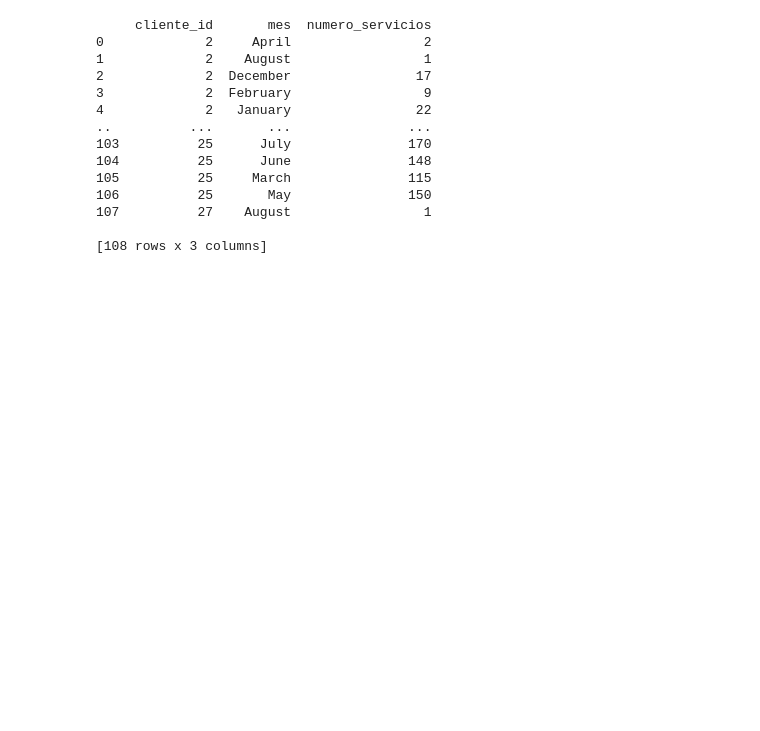
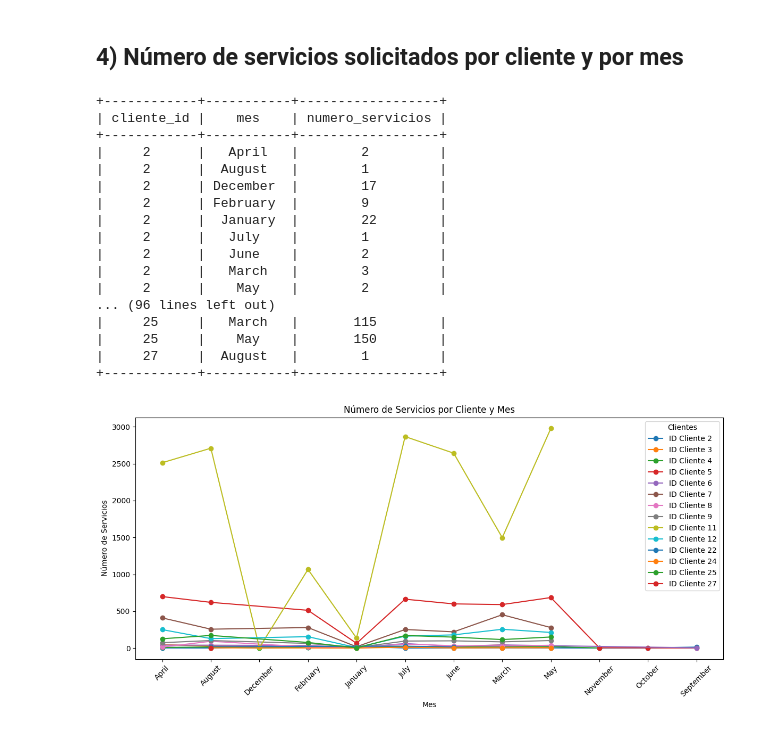
Before and after one commit to FalaisePocket/ETL-Entrega2, a Jupyter notebook: preguntas.ipynb, the cells around one changed output. Cells and saved outputs as stored; diff of their text form; code cells hidden in the pictures; blank space fills up the shorter version.

```diff
--- a/preguntas.ipynb
+++ b/preguntas.ipynb
@@ -105,36 +217,64 @@ print(servicios_por_hora)
+# %% [markdown]
+## 4) Número de servicios solicitados por cliente y por mes
 # %%
+import pandas as pd
+import matplotlib.pyplot as plt
+from tabulate import tabulate
+from config import connect_databases
+
+# Conectar a la base de datos
+db_op, db_etl = connect_databases()
+
 # Extraer datos de la tabla clientes_usuarioaquitoy
 query = """
     SELECT cu.cliente_id, ms.fecha_solicitud
     FROM mensajeria_servicio ms
     JOIN clientes_usuarioaquitoy cu ON ms.usuario_id = cu.id
     WHERE ms.activo = true
 """
 servicios_cliente = pd.read_sql_query(query, db_op)
 
 # Convertir la columna 'fecha_solicitud' a datetime
 servicios_cliente['fecha_solicitud'] = pd.to_datetime(servicios_cliente['fecha_solicitud'], errors='coerce')
 
 # Extraer el mes de la fecha
 servicios_cliente['mes'] = servicios_cliente['fecha_solicitud'].dt.month_name()
 
 # Calcular la cantidad de servicios por cliente y mes
 servicios_por_cliente_mes = servicios_cliente.groupby(['cliente_id', 'mes']).size().reset_index(name='numero_servicios')
 
-# Mostrar el resultado
-print(servicios_por_cliente_mes)
+# Mostrar la tabla con tabulado
+print(tabulate(servicios_por_cliente_mes, headers='keys', tablefmt='pretty', showindex=False))
+
+# Graficar la cantidad de servicios por cliente y mes
+plt.figure(figsize=(12, 6))
+for cliente in servicios_por_cliente_mes['cliente_id'].unique():
+    cliente_data = servicios_por_cliente_mes[servicios_por_cliente_mes['cliente_id'] == cliente]
+    plt.plot(cliente_data['mes'], cliente_data['numero_servicios'], label=f'ID Cliente {cliente}', marker='o')
+
+plt.xlabel('Mes')
+plt.ylabel('Número de Servicios')
+plt.title('Número de Servicios por Cliente y Mes')
+plt.xticks(rotation=45)
+plt.legend(title='Clientes')
+plt.tight_layout()
+plt.show()
 # %% [output]
-     cliente_id       mes  numero_servicios
-0             2     April                 2
-1             2    August                 1
-2             2  December                17
-3             2  February                 9
-4             2   January                22
-..          ...       ...               ...
-103          25      July               170
-104          25      June               148
-105          25     March               115
-106          25       May               150
-107          27    August                 1
-
-[108 rows x 3 columns]
++------------+-----------+------------------+
+| cliente_id |    mes    | numero_servicios |
++------------+-----------+------------------+
+|     2      |   April   |        2         |
+|     2      |  August   |        1         |
+|     2      | December  |        17        |
+|     2      | February  |        9         |
+|     2      |  January  |        22        |
+|     2      |   July    |        1         |
+|     2      |   June    |        2         |
+|     2      |   March   |        3         |
+|     2      |    May    |        2         |
+... (96 lines left out)
+|     25     |   March   |       115        |
+|     25     |    May    |       150        |
+|     27     |  August   |        1         |
++------------+-----------+------------------+
+[figure, added]
```
Also changed, not shown: parts of 21 cells of this notebook, 5 other files.
